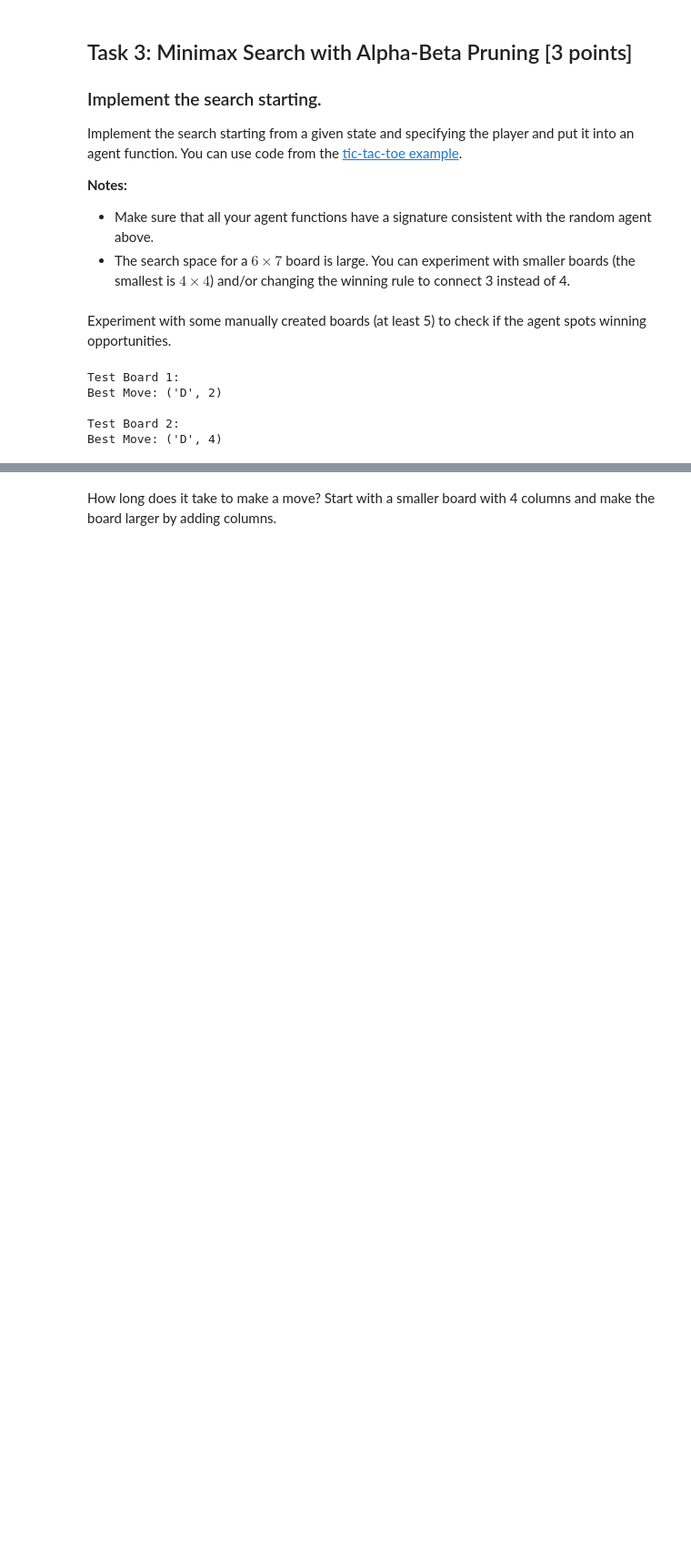
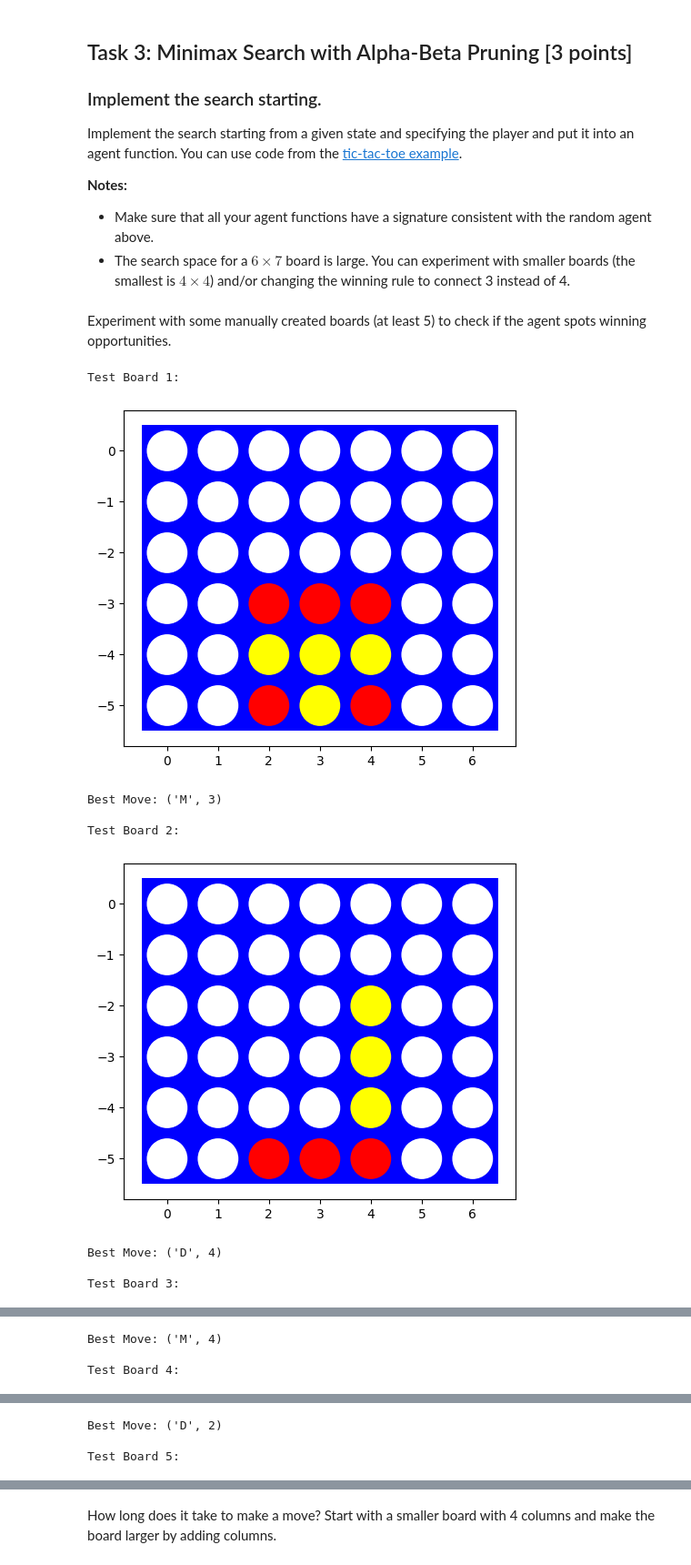
Before and after one commit to codlam26/CSE-352-HW, a Jupyter notebook: Games/assignment_mean_connect4.ipynb, the cells around one changed output, grey strips where cells are left out. Shown at 91% size. Drawn from its saved outputs; the diff is of its cells as text; code cells hidden in the pictures; blank space fills up the shorter version.

```diff
--- a/Games/assignment_mean_connect4.ipynb
+++ b/Games/assignment_mean_connect4.ipynb
@@ -132,7 +146,7 @@ Make sure that all these functions work with boards of different sizes (number o
 import random
 
 # Get avaliable actions
-def actions(state, last_mean_move):
+def actions(state, last_mean_move, player):
   available_moves = []
   rows, cols = state.shape
 
@@ -144,7 +158,7 @@ def actions(state, last_mean_move):
   # Action for Mean moves
   if not last_mean_move:
     for col in range(cols):
-      if state[-1, col] != 0:
+      if state[-1, col] == -player:
         available_moves.append(("M", col))
 
   return available_moves
@@ -161,16 +175,13 @@ def result(state, action, player):
         break
 
   elif move_type == "M":
-    if new_state[-1, col] == 0 or new_state[-1, col] == player:
+    if new_state[-1, col] != -player:
       return new_state
 
     bottom_piece = new_state[-1, col]
     new_state[1:, col] = new_state[:-1, col]
+    new_state[0, col] = bottom_piece
 
-    for row in range(len(state)):
-        if new_state[row, col] == 0:
-            new_state[row, col] = bottom_piece
-            break
   return new_state
 
 def terminal(state):
@@ -200,6 +211,7 @@ def terminal(state):
 
   if check_win(1) and check_win(-1):
       return True, 0
+
   # Player 1 wins
   elif check_win(1):
       return True, 1
@@ -363,30 +391,55 @@ def minimax_agent(state, player=1, depth=4, last_mean_move=False):
 # %% [markdown]
 Experiment with some manually created boards (at least 5) to check if the agent spots winning opportunities.
 # %%
-# Your code/ answer goes here.
 test_boards = [
     np.array([[0, 0, 0, 0, 0, 0, 0],
               [0, 0, 0, 0, 0, 0, 0],
               [0, 0, 0, 0, 0, 0, 0],
               [0, 0, 1, 1, 1, 0, 0],
               [0, 0,-1,-1,-1, 0, 0],
               [0, 0, 1,-1, 1, 0, 0]]),
 
     np.array([[0, 0, 0, 0, 0, 0, 0],
               [0, 0, 0, 0, 0, 0, 0],
-              [0, 0, 1, 1, 0, 0, 0],
-              [0, 0, 1,-1,-1, 0, 0],
-              [0, 0,-1, 1,-1, 0, 0],
-              [0, 0, 1,-1, 1, 0, 0]])
+              [0, 0, 0, 0, -1, 0, 0],
+              [0, 0, 0, 0, -1, 0, 0],
+              [0, 0, 0, 0, -1, 0, 0],
+              [0, 0, 1, 1, 1, 0, 0]]),
+
+    np.array([[0, 0, 0, 0, 0, 0, 0],
+              [0, 0, 0, 0, 0, 0, 0],
+              [0, 0, 0, 0, 0, 0, 0],
+              [0, 0, 0, 0, 0, 0, 0],
+              [0, 0, 0, 1, 1, 1, 0],
+              [0, 0, 0,-1,-1,-1, 0]]),
+
+    np.array([[0, 0, 0, 0, 0, 0, 0],
+              [0, 0, 0, 0, 0, 0, 0],
+              [0, 0, 0, 0, 0, 0, 0],
+              [0, 0, 0, 0, 0, 0, 0],
+              [0, 0, 0, 1, 0, 0, 0],
+              [0, 0, 0, 1, 0, 0, 0]]),
+
+    np.array([[0, 0, 0, 0, 0, 0, 0],
+              [0, 0, 0, 0, 0, 0, 0],
+              [0, 0, 0, 0, 0, 0, 0],
+              [0, 0, 0, 0, 0, 0, 0],
+              [0, 0, 0, 1, 1, 0, 0],
+              [0, 0, 0,-1,-1, 0, 0]])
 ]
 
 for i, board in enumerate(test_boards):
     print(f"Test Board {i+1}:")
+    visualize(board)
     move = minimax_agent(board, player=1, depth=4, last_mean_move=False)
     print(f"Best Move: {move}\n")
 # %% [output]
 Test Board 1:
-Best Move: ('D', 2)
-
-Test Board 2:
-Best Move: ('D', 4)
+[figure, added]
+Best Move: ('M', 3)
+
+Test Board 2:
+[figure, added]
+Best Move: ('D', 4)
+
+Test Board 3:
@@ -392,0 +447,3 @@ Best Move: ('D', 4)
+Best Move: ('M', 4)
+
+Test Board 4:
@@ -392,0 +451,3 @@ Best Move: ('D', 4)
+Best Move: ('D', 2)
+
+Test Board 5:
```
Also changed, not shown: parts of 14 cells of this notebook.
